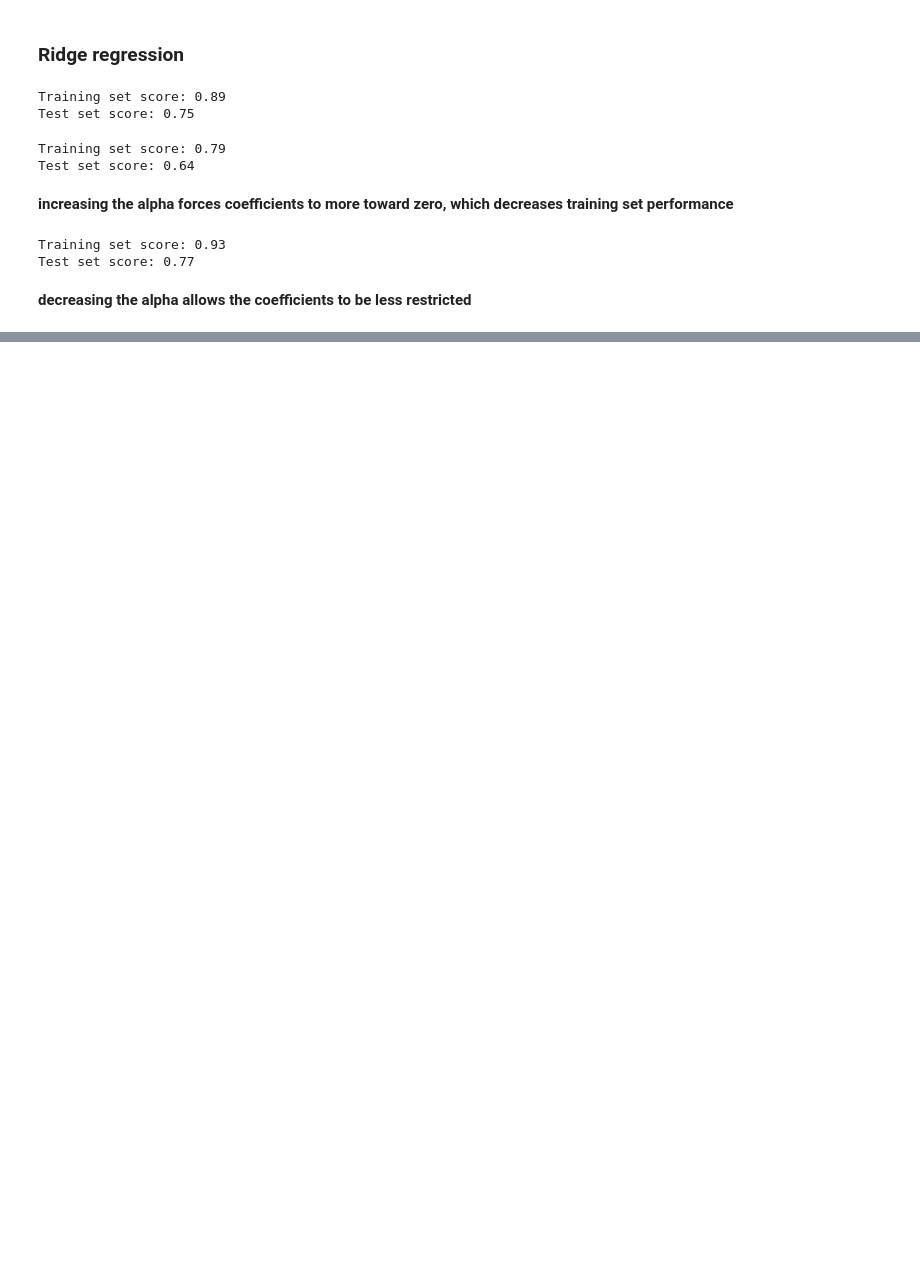
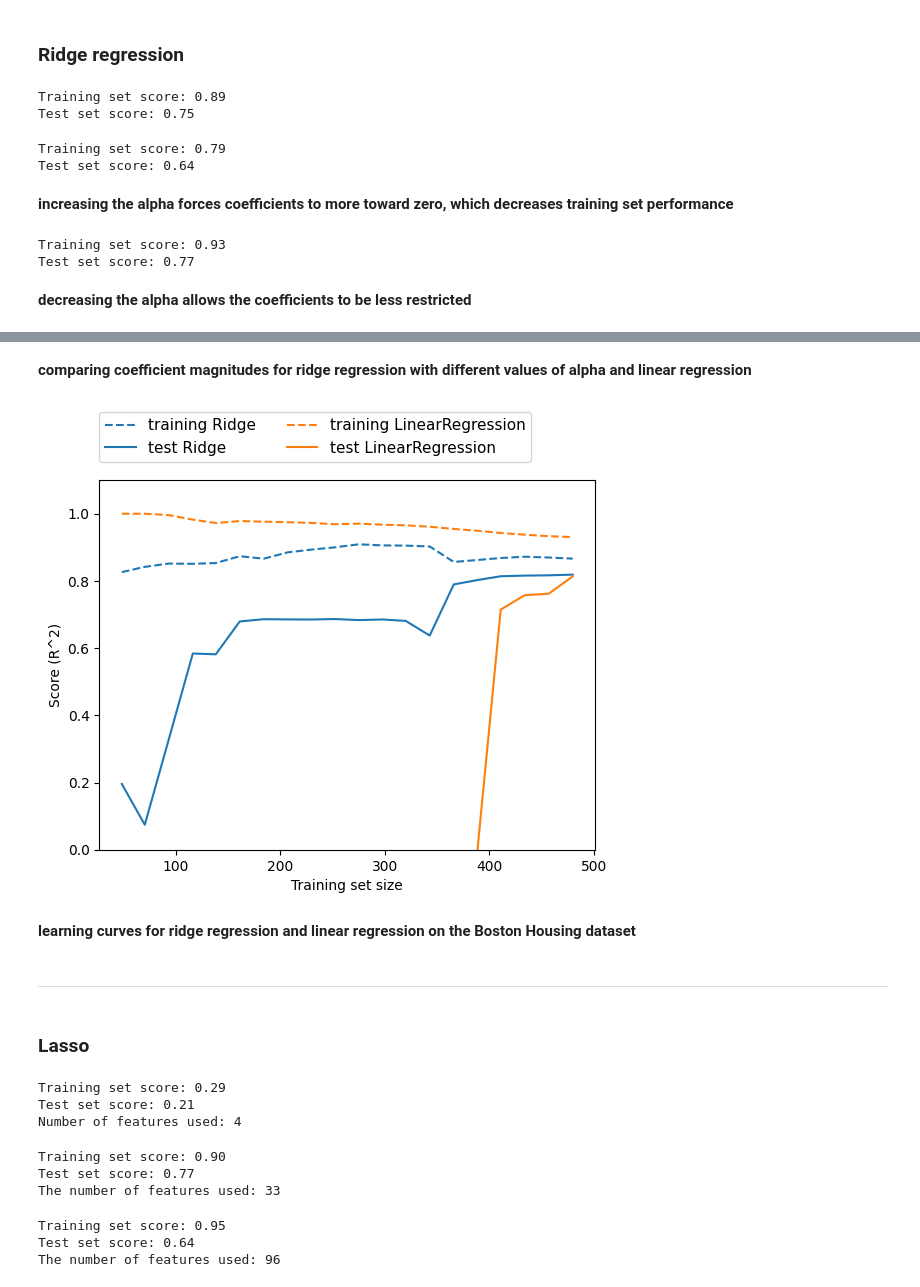
Before and after one commit to TheRealNightmare/Intro-to-machine-learning-with-python, a Jupyter notebook: Linear Models.ipynb, the cells around one changed output, grey strips where cells are left out. Cells and saved outputs as stored; diff of their text form; code cells hidden in the pictures; blank space fills up the shorter version.

```diff
--- a/Linear Models.ipynb
+++ b/Linear Models.ipynb
@@ -86,0 +99,12 @@ Test set score: 0.77
+# %% [markdown]
+<b>comparing coefficient magnitudes for ridge regression with different values of alpha and linear regression</b>
+# %%
+mglearn.plots.plot_ridge_n_samples()
+# %% [output]
+[figure, added]
+# %% [markdown]
+<b>learning curves for ridge regression and linear regression on the Boston Housing dataset</b>
+# %% [markdown]
+<hr>
+# %% [markdown]
+### **Lasso**
@@ -86,0 +113,27 @@ Test set score: 0.77
+# %%
+lasso = Lasso().fit(X_train,y_train)
+print("Training set score: {:.2f}".format(lasso.score(X_train,y_train)))
+print("Test set score: {:.2f}".format(lasso.score(X_test,y_test)))
+print("Number of features used: {}".format(np.sum(lasso.coef_!=0)))
+# %% [output]
+Training set score: 0.29
+Test set score: 0.21
+Number of features used: 4
+# %%
+lasso001 = Lasso(alpha=0.01,max_iter=100000).fit(X_train, y_train)
+print("Training set score: {:.2f}".format(lasso001.score(X_train,y_train)))
+print("Test set score: {:.2f}".format(lasso001.score(X_test,y_test)))
+print("The number of features used: {}".format(np.sum(lasso001.coef_!=0)))
+# %% [output]
+Training set score: 0.90
+Test set score: 0.77
+The number of features used: 33
+# %%
+lasso0001 = Lasso(alpha=0.0001,max_iter=100000).fit(X_train, y_train)
+print("Training set score: {:.2f}".format(lasso0001.score(X_train,y_train)))
+print("Test set score: {:.2f}".format(lasso0001.score(X_test,y_test)))
+print("The number of features used: {}".format(np.sum(lasso0001.coef_!=0)))
+# %% [output]
+Training set score: 0.95
+Test set score: 0.64
+The number of features used: 96
```
Also changed, not shown: parts of 4 cells of this notebook, 1 other file.
